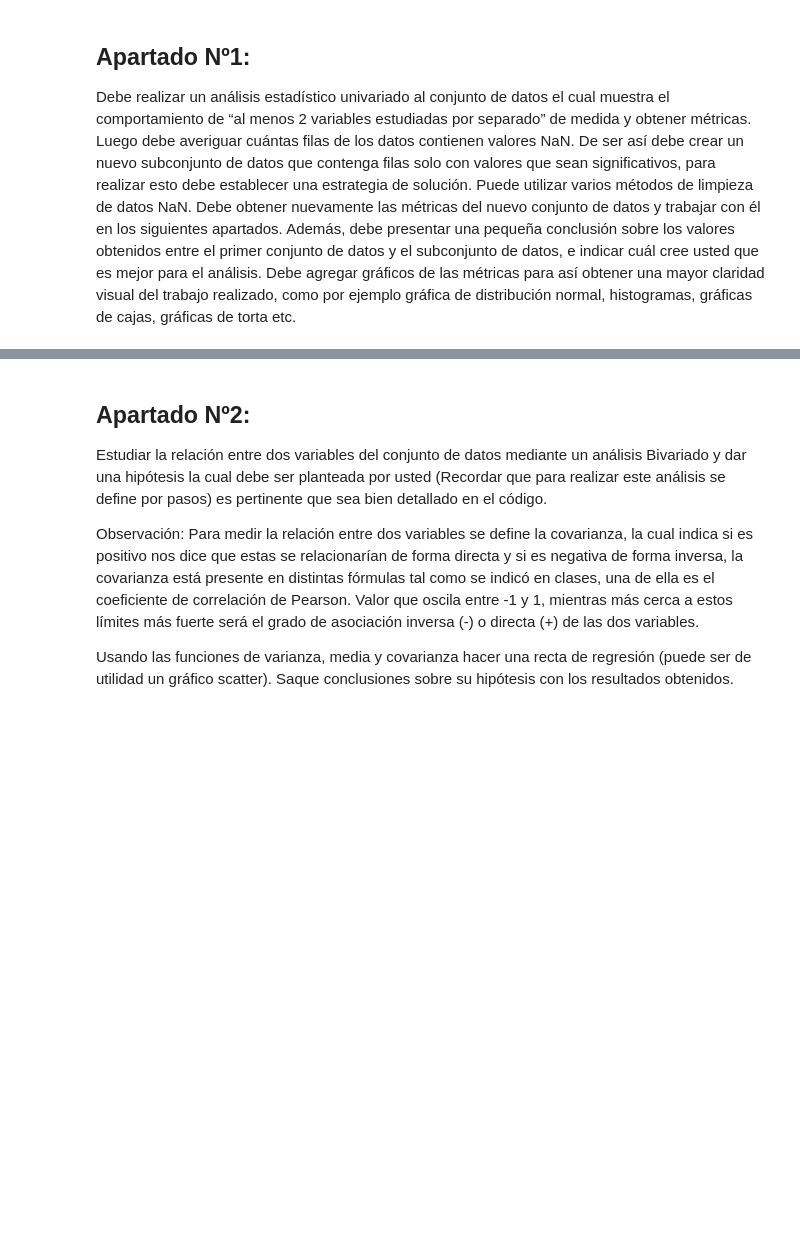
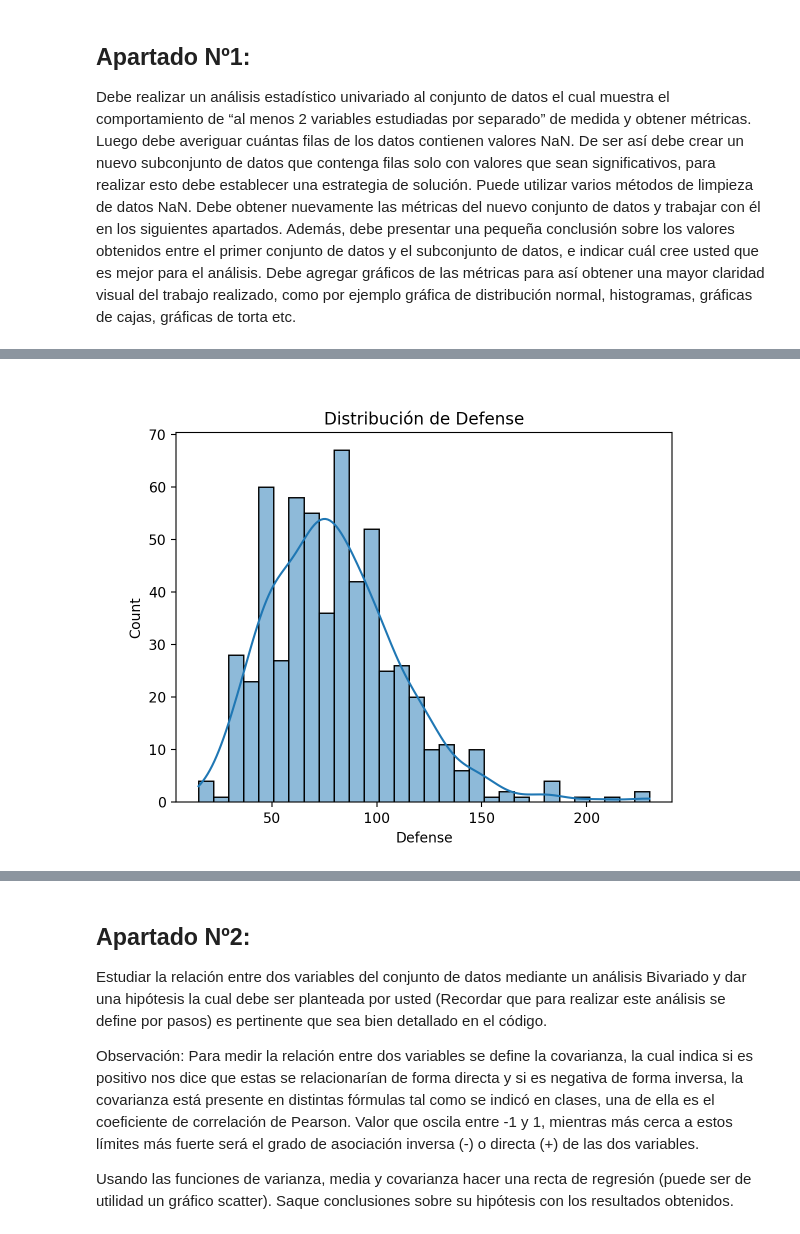
Before and after one commit to IxyzDev/DataInsightHub, a Jupyter notebook: 03-tareas/01-tarea/main.ipynb, the cells around one changed output, grey strips where cells are left out. Saved outputs shown, nothing was run; the diff lists cells and outputs as text; code cells hidden in the pictures; blank space fills up the shorter version.

```diff
--- a/03-tareas/01-tarea/main.ipynb
+++ b/03-tareas/01-tarea/main.ipynb
@@ -22,0 +242,7 @@ como por ejemplo gráfica de distribución normal, histogramas, gráficas de caj
+# %%
+# Histograma para Defense
+sns.histplot(clean_data['Defense'], kde=True, bins=30)
+plt.title('Distribución de Defense')
+plt.show()
+# %% [output]
+[figure, added]
```
Also changed, not shown: parts of 21 cells of this notebook, 2 other files.
